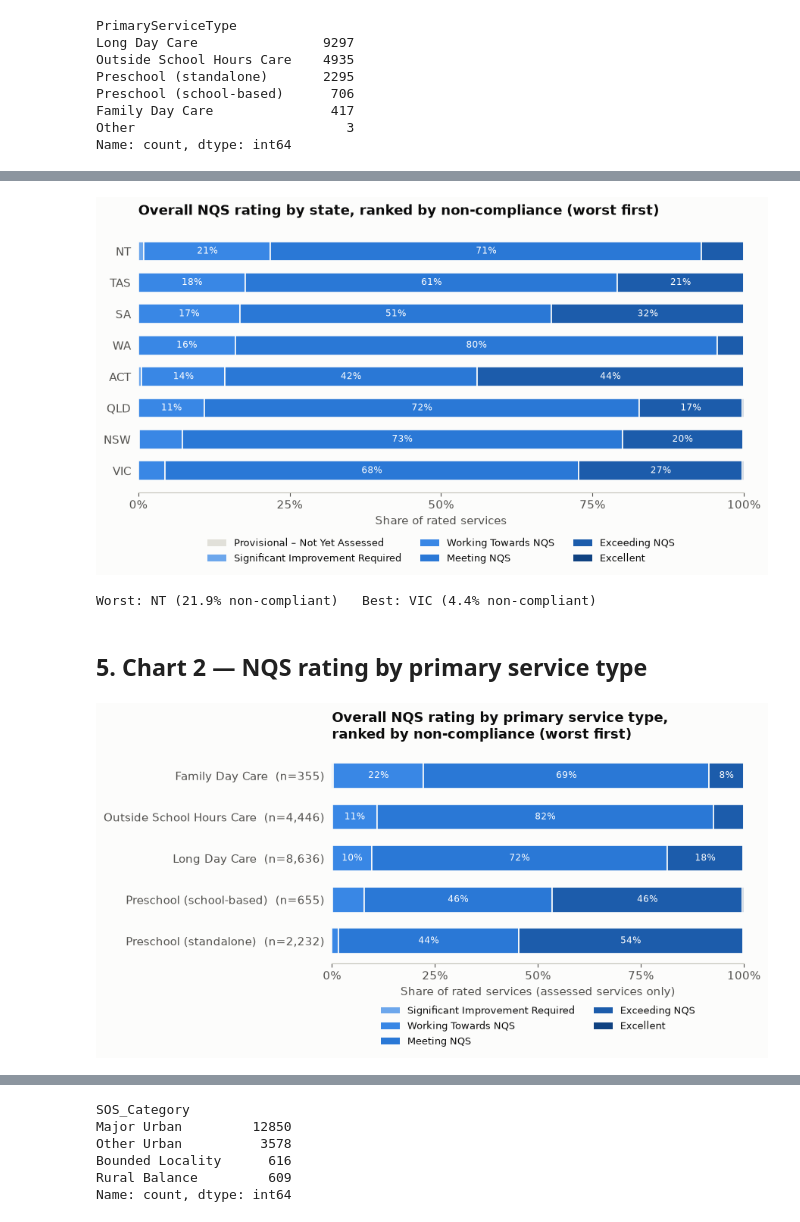
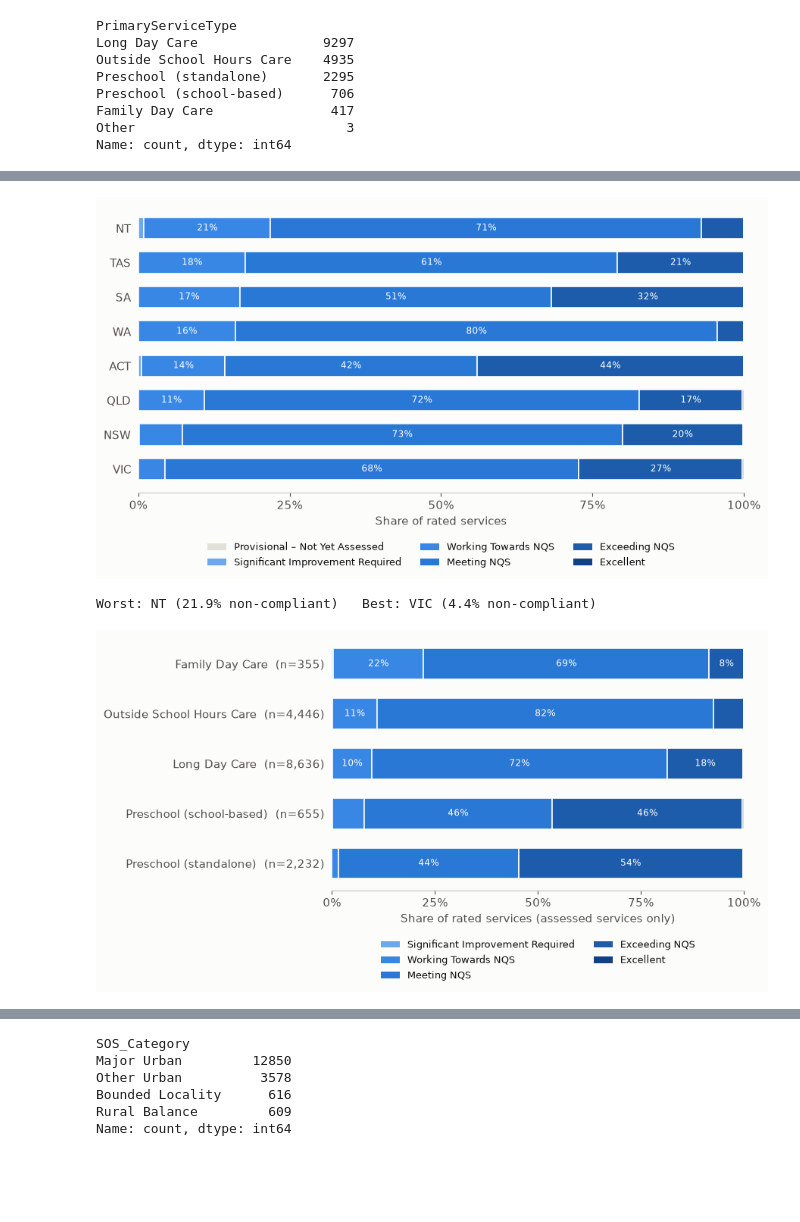
Before and after one commit to martvanhoorn2003-svg/Mart, a Jupyter notebook: ACECQA_Service_Quality_Analysis.ipynb, the cells around one changed output, grey strips where cells are left out. Drawn from its saved outputs; the diff is of its cells as text; code cells hidden in the pictures; blank space fills up the shorter version.

```diff
--- a/ACECQA_Service_Quality_Analysis.ipynb
+++ b/ACECQA_Service_Quality_Analysis.ipynb
@@ -295,40 +250,35 @@ def stacked_bar(ax, props, order, colors, value_fmt="{:.0%}"):
 # %%
 
 rated = df[df["State"].notna()].copy()
 rated["OverallRating"] = rated["OverallRating"].astype(str)
 props = (
     rated.groupby("State")["OverallRating"].value_counts(normalize=True)
     .unstack(fill_value=0).reindex(columns=RATING_ORDER, fill_value=0)
 )
 # Sort by non-compliance (Working Towards + Significant Improvement
 # Required), worst first - consistent with the non-compliance framing
 # used everywhere else in this stream.
 props["_score"] = props["Working Towards NQS"] + props["Significant Improvement Required"]
 props = props.sort_values("_score", ascending=False).drop(columns="_score")
 
 fig, ax = plt.subplots(figsize=(9, 5.2))
 stacked_bar(ax, props, RATING_ORDER, RATING_COLORS)
-ax.set_title("Overall NQS rating by state, ranked by non-compliance (worst first)",
-             fontsize=13, fontweight="bold", color=INK_PRIMARY, loc="left", pad=14)
 ax.set_xlabel("Share of rated services")
 handles = [Patch(facecolor=RATING_COLORS[c], label=c) for c in RATING_ORDER]
 ax.legend(handles=handles, loc="upper center", bbox_to_anchor=(0.5, -0.14), ncol=3, frameon=False, fontsize=9)
 fig.tight_layout()
 fig.savefig(FIG_DIR / "01_rating_by_state.png", dpi=200)
 plt.show()
 
 worst_state, best_state = props.index[0], props.index[-1]
 summary["best_state"] = best_state
 summary["worst_state"] = worst_state
 summary["best_state_noncompliance_pct"] = round(float(props.loc[best_state, "Working Towards NQS"] + props.loc[best_state, "Significant Improvement Required"]) * 100, 1)
 summary["worst_state_noncompliance_pct"] = round(float(props.loc[worst_state, "Working Towards NQS"] + props.loc[worst_state, "Significant Improvement Required"]) * 100, 1)
 print(f"Worst: {worst_state} ({summary['worst_state_noncompliance_pct']}% non-compliant)   Best: {best_state} ({summary['best_state_noncompliance_pct']}% non-compliant)")
 # %% [output]
-[figure, old version]
+[figure, new version]
 Worst: NT (21.9% non-compliant)   Best: VIC (4.4% non-compliant)
-# %% [markdown]
-
-## 5. Chart 2 — NQS rating by primary service type
 # %%
 
 d2 = df[df["PrimaryServiceType"] != "Other"].copy()
@@ -350,8 +300,6 @@ props2.index = [f"{i}  (n={counts2[i]:,})" for i in props2.index]
 
 fig, ax = plt.subplots(figsize=(9, 5.0))
 stacked_bar(ax, props2, RATING_ORDER_SUBSTANTIVE, RATING_COLORS)
-ax.set_title("Overall NQS rating by primary service type,\nranked by non-compliance (worst first)",
-             fontsize=13, fontweight="bold", color=INK_PRIMARY, loc="left", pad=14)
 ax.set_xlabel("Share of rated services (assessed services only)")
 handles = [Patch(facecolor=RATING_COLORS[c], label=c) for c in RATING_ORDER_SUBSTANTIVE]
 ax.legend(handles=handles, loc="upper center", bbox_to_anchor=(0.5, -0.16), ncol=2, frameon=False, fontsize=9)
@@ -361,4 +309,4 @@ plt.show()
 
 summary["service_type_counts"] = counts2.to_dict()
 # %% [output]
-[figure, old version]
+[figure, new version]
```
Also changed, not shown: parts of 32 cells of this notebook.
